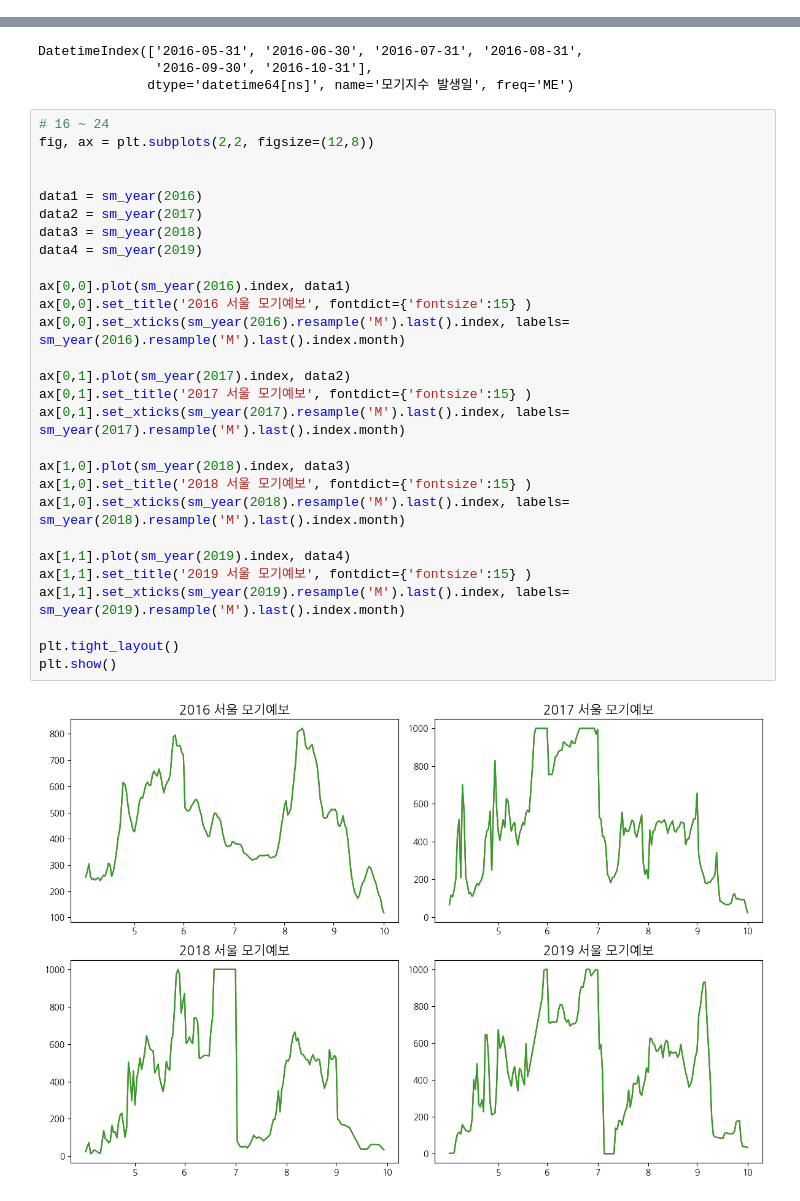
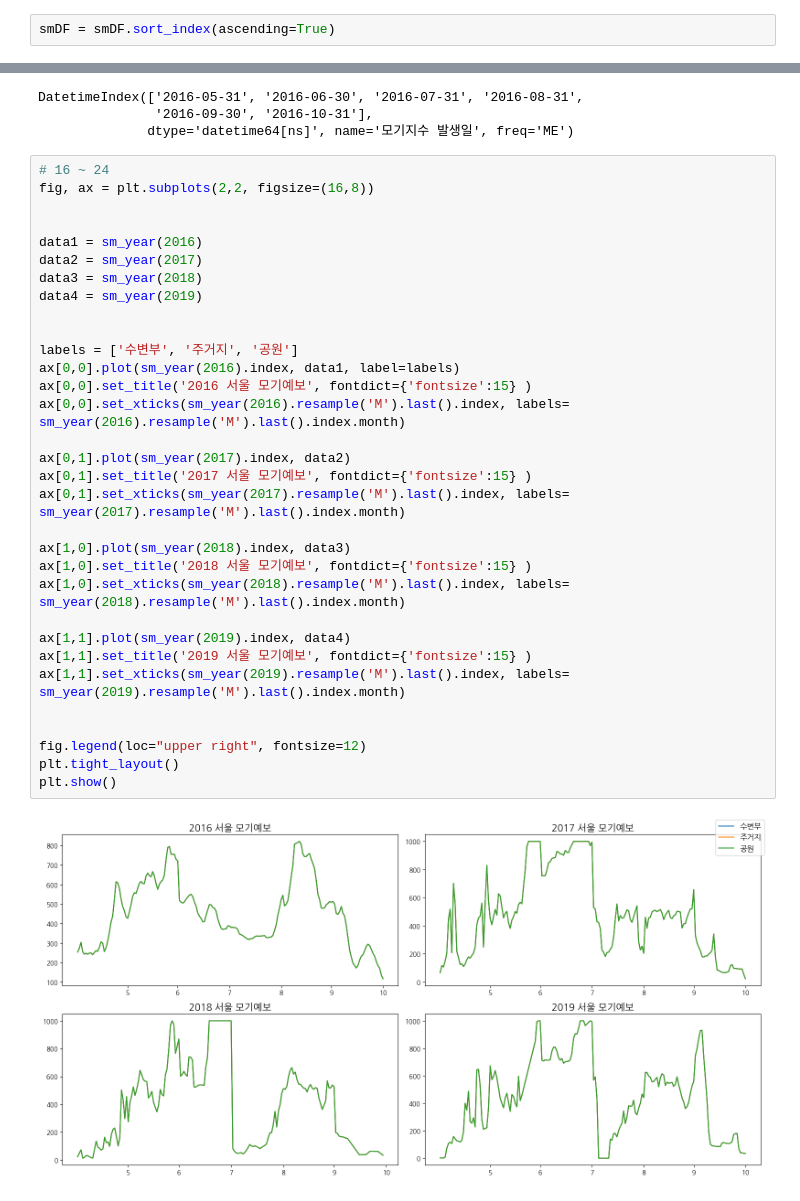
Before and after one commit to matdongsan5/Project, a Jupyter notebook: PublicData_이정욱/main.ipynb, the cells around one changed output, grey strips where cells are left out. Cells and saved outputs as stored; diff of their text form.

```diff
--- a/PublicData_이정욱/main.ipynb
+++ b/PublicData_이정욱/main.ipynb
@@ -556,6 +677,8 @@ smDF.head()
 | 2024-10-29 | 49.7 | 17.1 | 14.8 |
 | 2024-10-28 | 66.0 | 26.7 | 21.2 |
 | 2024-10-27 | 45.4 | 19.8 | 18.6 |
+# %%
+smDF = smDF.sort_index(ascending=True)
 # %%
 def sm_year(year1, month2=None, place1=None ):
     if place1 == 0:
@@ -597,31 +719,35 @@ DatetimeIndex(['2016-05-31', '2016-06-30', '2016-07-31', '2016-08-31',
               dtype='datetime64[ns]', name='모기지수 발생일', freq='ME')
 # %%
 # 16 ~ 24
-fig, ax = plt.subplots(2,2, figsize=(12,8))
+fig, ax = plt.subplots(2,2, figsize=(16,8))
 
 
 data1 = sm_year(2016)
 data2 = sm_year(2017)
 data3 = sm_year(2018)
 data4 = sm_year(2019)
 
-ax[0,0].plot(sm_year(2016).index, data1)
+
+labels = ['수변부', '주거지', '공원']
+ax[0,0].plot(sm_year(2016).index, data1, label=labels)
 ax[0,0].set_title('2016 서울 모기예보', fontdict={'fontsize':15} )
 ax[0,0].set_xticks(sm_year(2016).resample('M').last().index, labels= sm_year(2016).resample('M').last().index.month)
 
 ax[0,1].plot(sm_year(2017).index, data2)
 ax[0,1].set_title('2017 서울 모기예보', fontdict={'fontsize':15} )
 ax[0,1].set_xticks(sm_year(2017).resample('M').last().index, labels= sm_year(2017).resample('M').last().index.month)
 
 ax[1,0].plot(sm_year(2018).index, data3)
 ax[1,0].set_title('2018 서울 모기예보', fontdict={'fontsize':15} )
 ax[1,0].set_xticks(sm_year(2018).resample('M').last().index, labels= sm_year(2018).resample('M').last().index.month)
 
 ax[1,1].plot(sm_year(2019).index, data4)
 ax[1,1].set_title('2019 서울 모기예보', fontdict={'fontsize':15} )
 ax[1,1].set_xticks(sm_year(2019).resample('M').last().index, labels= sm_year(2019).resample('M').last().index.month)
 
+
+fig.legend(loc="upper right", fontsize=12)
 plt.tight_layout()
 plt.show()
 # %% [output]
-[figure, old version]
+[figure, new version]
```
Also changed, not shown: parts of 29 cells of this notebook.
